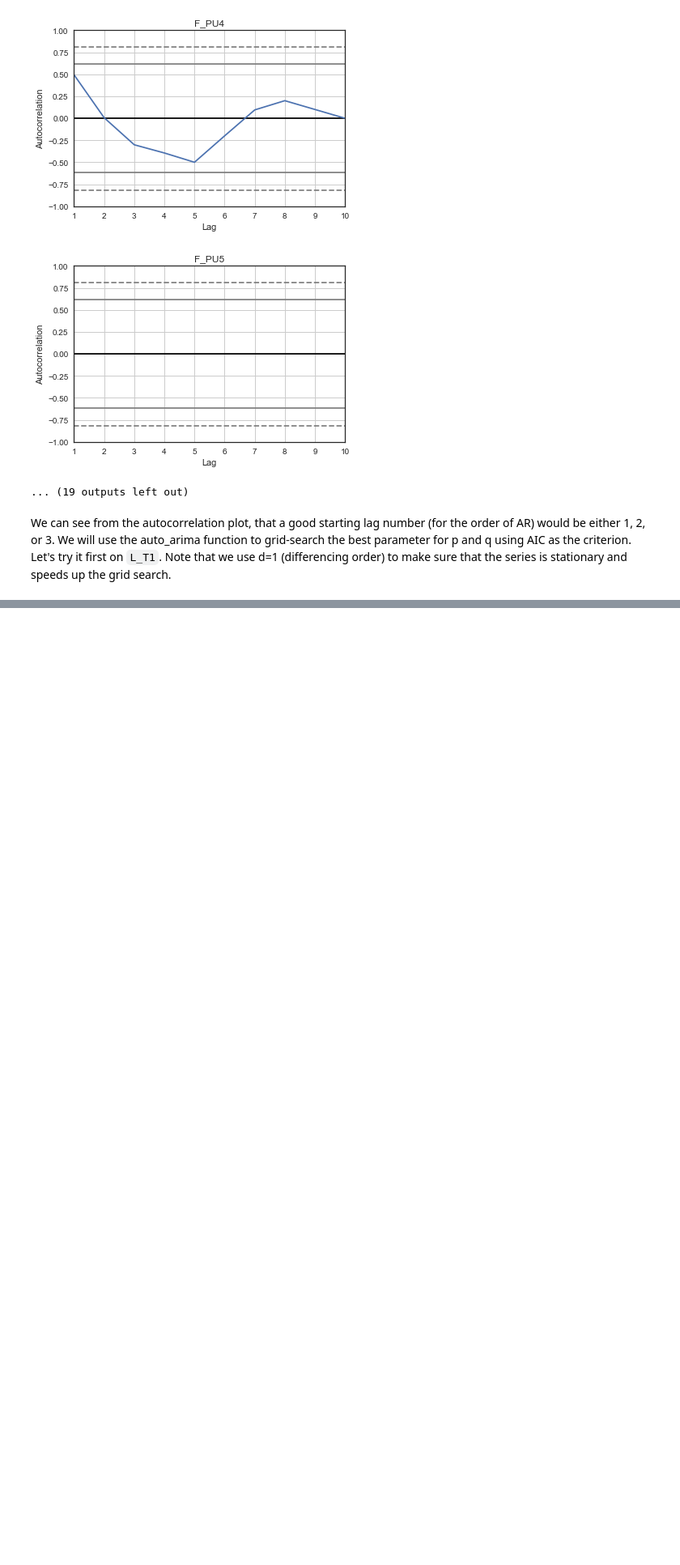
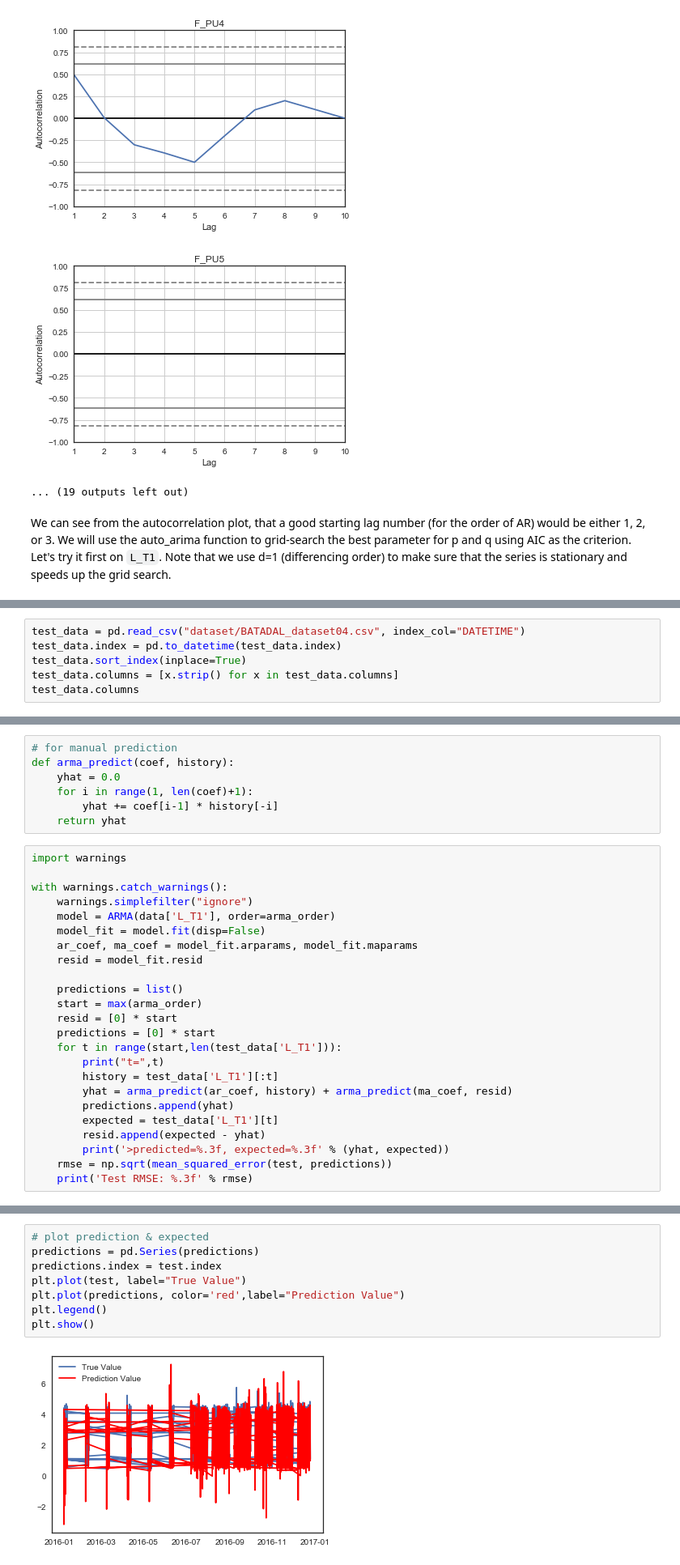
Before and after one commit to enreina/cs4035-lab, a Jupyter notebook: lab2/anomaly_detection.ipynb, the cells around one changed output, grey strips where cells are left out. Shown at 81% size. Drawn from its saved outputs; the diff is of its cells as text; blank space fills up the shorter version.

```diff
--- a/lab2/anomaly_detection.ipynb
+++ b/lab2/anomaly_detection.ipynb
@@ -204,0 +216,6 @@ Okay, so we found the model with smalles AIC number with p=3 and q=3. Now let's
+# %%
+test_data = pd.read_csv("dataset/BATADAL_dataset04.csv", index_col="DATETIME")
+test_data.index = pd.to_datetime(test_data.index)
+test_data.sort_index(inplace=True)
+test_data.columns = [x.strip() for x in test_data.columns]
+test_data.columns
@@ -204,0 +252,31 @@ Okay, so we found the model with smalles AIC number with p=3 and q=3. Now let's
+# %%
+# for manual prediction
+def arma_predict(coef, history):
+    yhat = 0.0
+    for i in range(1, len(coef)+1):
+        yhat += coef[i-1] * history[-i]
+    return yhat
+# %%
+import warnings
+
+with warnings.catch_warnings():
+    warnings.simplefilter("ignore")
+    model = ARMA(data['L_T1'], order=arma_order)
+    model_fit = model.fit(disp=False)
+    ar_coef, ma_coef = model_fit.arparams, model_fit.maparams
+    resid = model_fit.resid
+
+    predictions = list()
+    start = max(arma_order)
+    resid = [0] * start
+    predictions = [0] * start
+    for t in range(start,len(test_data['L_T1'])):
+        print("t=",t)
+        history = test_data['L_T1'][:t]
+        yhat = arma_predict(ar_coef, history) + arma_predict(ma_coef, resid)
+        predictions.append(yhat)
+        expected = test_data['L_T1'][t]
+        resid.append(expected - yhat)
+        print('>predicted=%.3f, expected=%.3f' % (yhat, expected))
+    rmse = np.sqrt(mean_squared_error(test, predictions))
+    print('Test RMSE: %.3f' % rmse)
@@ -204,0 +301,10 @@ Okay, so we found the model with smalles AIC number with p=3 and q=3. Now let's
+# %%
+# plot prediction & expected
+predictions = pd.Series(predictions)
+predictions.index = test.index
+plt.plot(test, label="True Value")
+plt.plot(predictions, color='red',label="Prediction Value")
+plt.legend()
+plt.show()
+# %% [output]
+[figure, added]
```
Also changed, not shown: parts of 18 cells of this notebook.
